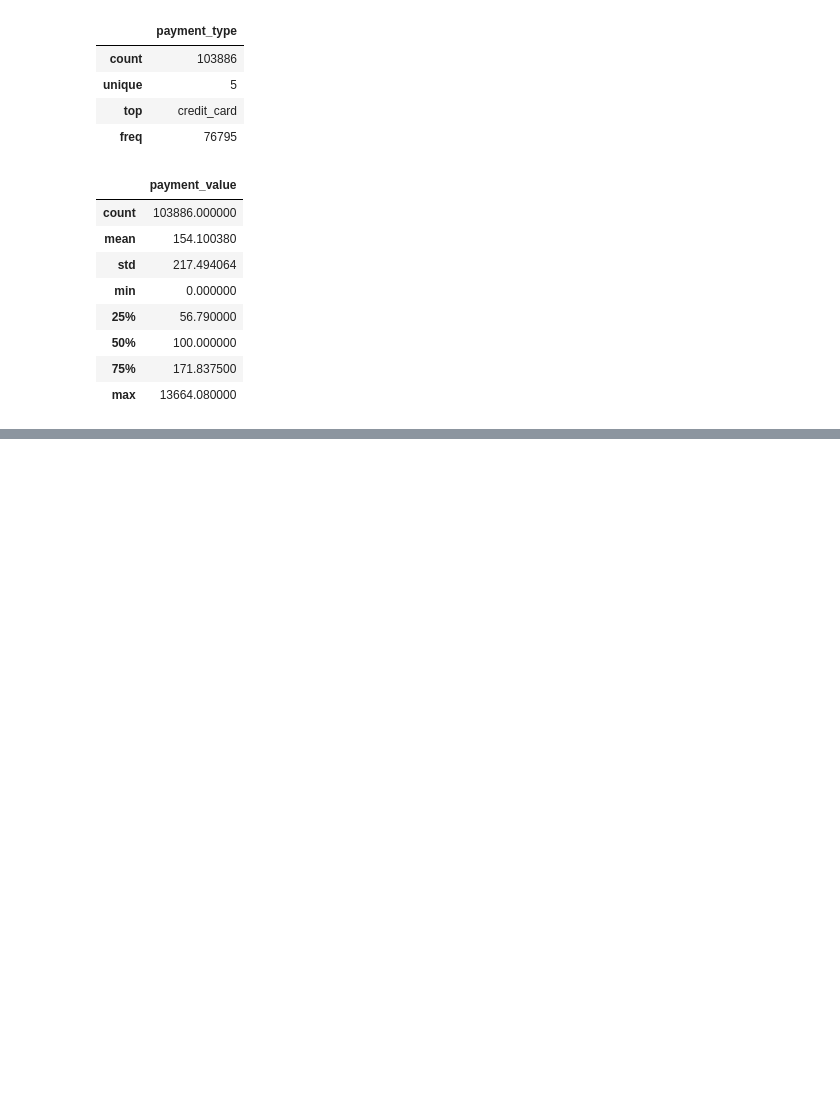
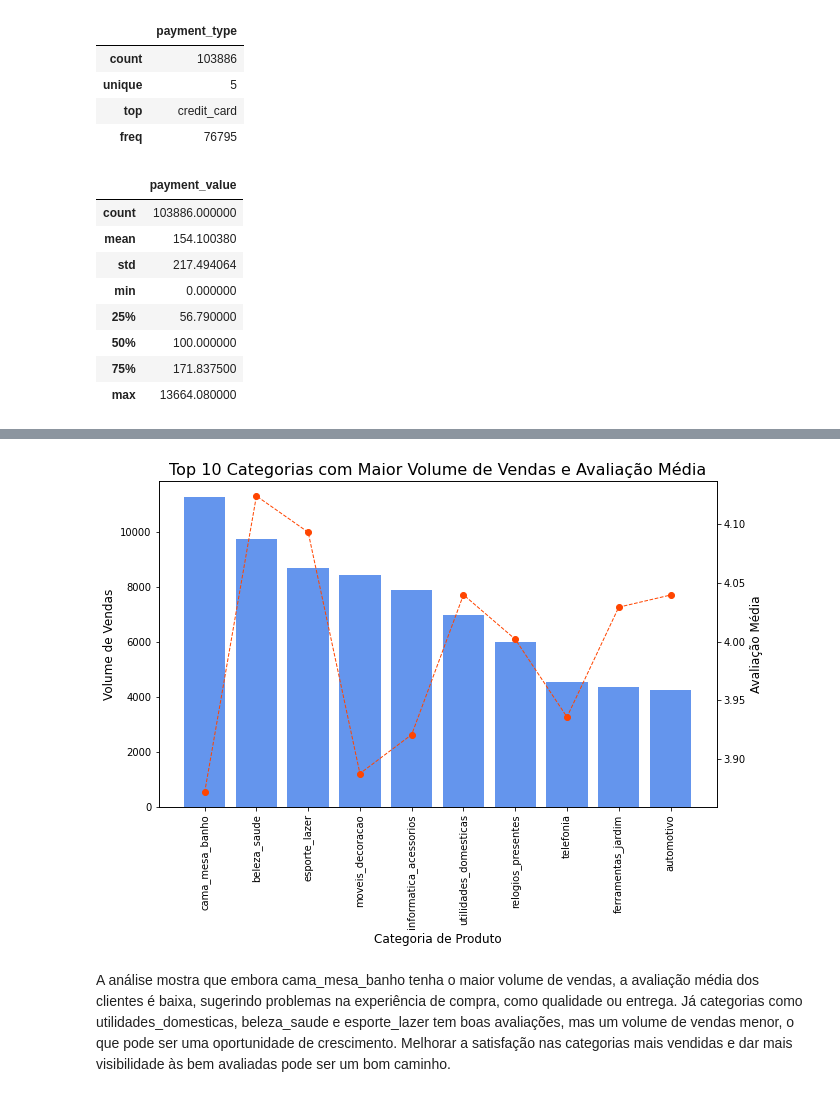
Before and after one commit to Squinelato/eEDB-002-2024-3, a Jupyter notebook: exploratory_analysis/data_analysis.ipynb, the cells around one changed output, grey strips where cells are left out. Drawn from its saved outputs; the diff is of its cells as text; code cells hidden in the pictures; blank space fills up the shorter version.

```diff
--- a/exploratory_analysis/data_analysis.ipynb
+++ b/exploratory_analysis/data_analysis.ipynb
@@ -190,0 +265,3 @@ order_payments[["payment_value"]].describe()
+# %%
+products_order_items = order_items.merge(products, how='inner', on='product_id')
+products_order_items.head()
@@ -190,0 +275,3 @@ order_payments[["payment_value"]].describe()
+# %%
+products_order_items_reviews = products_order_items.merge(reviews, how='inner', on='order_id')
+products_order_items_reviews.head()
@@ -190,0 +285,26 @@ order_payments[["payment_value"]].describe()
+# %%
+sales_per_category = products_order_items_reviews['product_category_name'].value_counts()
+avg_review_per_category = products_order_items_reviews.groupby('product_category_name')['review_score'].mean()
+
+top_categories = sales_per_category.nlargest(10).index
+top_sales = sales_per_category[top_categories]
+top_reviews = avg_review_per_category[top_categories]
+
+fig, ax1 = plt.subplots(figsize=(10, 6))
+
+ax1.bar(top_sales.index, top_sales.values, color='#6495ED', label='Volume de Vendas')
+ax1.set_xlabel('Categoria de Produto', fontsize=12)
+ax1.set_ylabel('Volume de Vendas', fontsize=12)
+ax1.tick_params(axis='x', rotation=90)
+ax1.set_title('Top 10 Categorias com Maior Volume de Vendas e Avaliação Média', fontsize=16)
+
+ax2 = ax1.twinx()
+ax2.plot(top_sales.index, top_reviews.values, color='#FF4500', marker='o', label='Avaliação Média', linestyle='--', linewidth=1)
+ax2.grid(False)
+ax2.set_ylabel('Avaliação Média', fontsize=12)
+
+plt.show()
+# %% [output]
+[figure, added]
+# %% [markdown]
+A análise mostra que embora cama_mesa_banho tenha o maior volume de vendas, a avaliação média dos clientes é baixa, sugerindo problemas na experiência de compra, como qualidade ou entrega. Já categorias como utilidades_domesticas, beleza_saude e esporte_lazer tem boas avaliações, mas um volume de vendas menor, o que pode ser uma oportunidade de crescimento. Melhorar a satisfação nas categorias mais vendidas e dar mais visibilidade às bem avaliadas pode ser um bom caminho.
```
Also changed, not shown: parts of 17 cells of this notebook.
